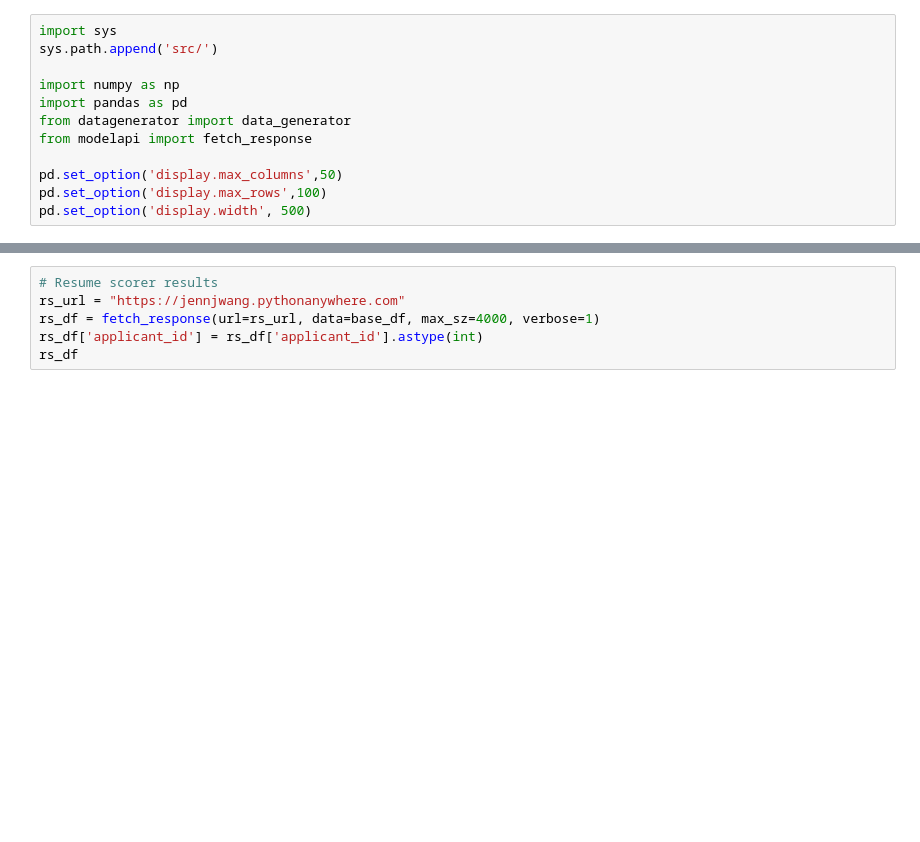
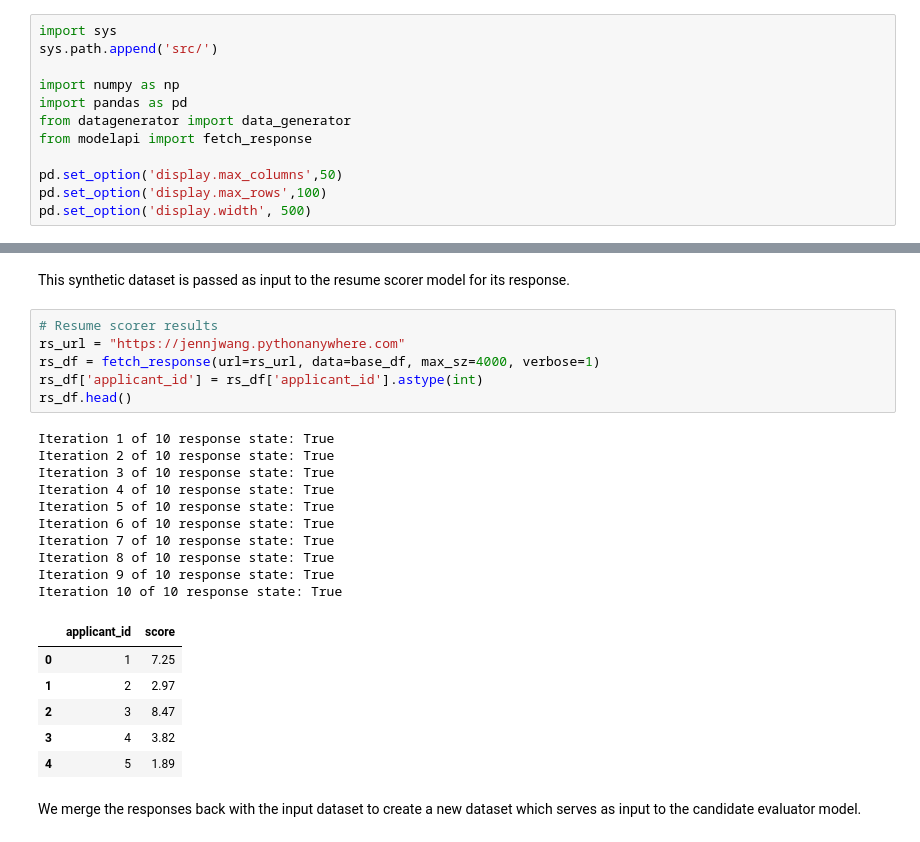
Before and after one commit to leehengpan/csci1951z-audit-analysis, a Jupyter notebook: dataprep-flow.ipynb, the cells around one changed output, grey strips where cells are left out. Cells and saved outputs as stored; diff of their text form; blank space fills up the shorter version.

```diff
--- a/dataprep-flow.ipynb
+++ b/dataprep-flow.ipynb
@@ -32,9 +44,30 @@ base_df.head()
+# %% [markdown]
+This synthetic dataset is passed as input to the resume scorer model for its response.
 # %%
 # Resume scorer results
 rs_url = "https://jennjwang.pythonanywhere.com"
 rs_df = fetch_response(url=rs_url, data=base_df, max_sz=4000, verbose=1)
 rs_df['applicant_id'] = rs_df['applicant_id'].astype(int)
-rs_df
+rs_df.head()
+# %% [output]
+Iteration 1 of 10 response state: True
+Iteration 2 of 10 response state: True
+Iteration 3 of 10 response state: True
+Iteration 4 of 10 response state: True
+Iteration 5 of 10 response state: True
+Iteration 6 of 10 response state: True
+Iteration 7 of 10 response state: True
+Iteration 8 of 10 response state: True
+Iteration 9 of 10 response state: True
+Iteration 10 of 10 response state: True
+|  | applicant_id | score |
+| 0 | 1 | 7.25 |
+| 1 | 2 | 2.97 |
+| 2 | 3 | 8.47 |
+| 3 | 4 | 3.82 |
+| 4 | 5 | 1.89 |
+# %% [markdown]
+We merge the responses back with the input dataset to create a new dataset which serves as input to the candidate evaluator model.
 # %%
 eval_df = pd.merge(left=base_df, right=rs_df, left_on=['Applicant ID'], right_on=['applicant_id'])
 eval_df.drop(columns=['applicant_id'],inplace=True)
```
Also changed, not shown: parts of 8 cells of this notebook, 3 other files.
